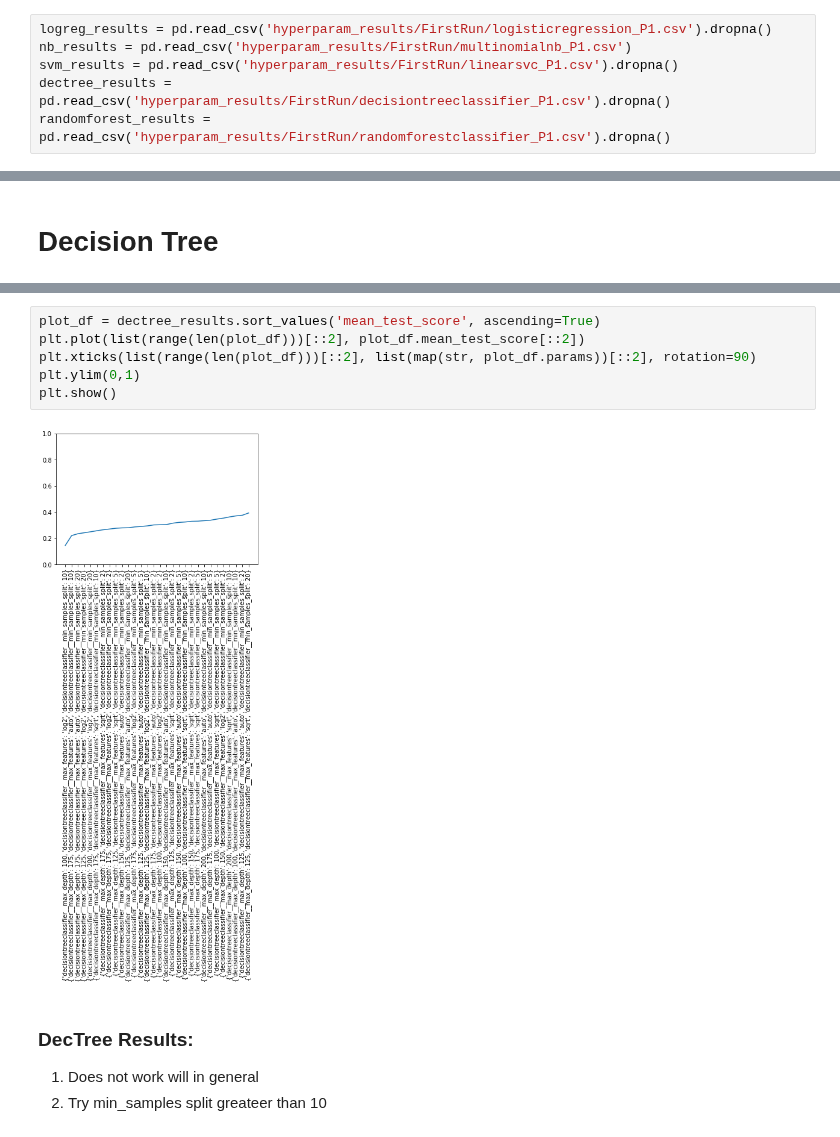
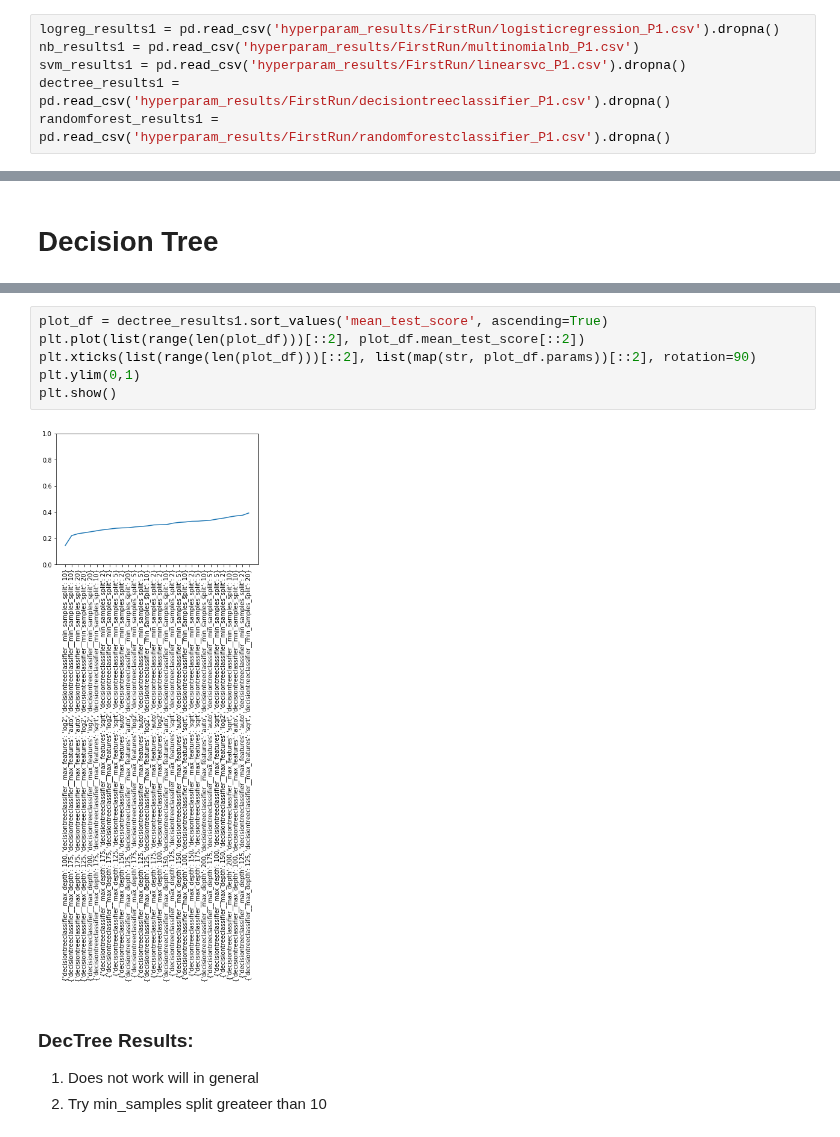
Before and after one commit to LennartKeller/TextklassifikationsProjekt2019, a Jupyter notebook: ReadHyperparamTuningResults.ipynb, the cells around one changed output, grey strips where cells are left out. Saved outputs shown, nothing was run; the diff lists cells and outputs as text.

Commit message:
add final results for slides

```diff
--- a/ReadHyperparamTuningResults.ipynb
+++ b/ReadHyperparamTuningResults.ipynb
@@ -76,9 +76,9 @@ tables_firstrun
 # %%
-logreg_results = pd.read_csv('hyperparam_results/FirstRun/logisticregression_P1.csv').dropna()
-nb_results = pd.read_csv('hyperparam_results/FirstRun/multinomialnb_P1.csv')
-svm_results = pd.read_csv('hyperparam_results/FirstRun/linearsvc_P1.csv').dropna()
-dectree_results = pd.read_csv('hyperparam_results/FirstRun/decisiontreeclassifier_P1.csv').dropna()
-randomforest_results = pd.read_csv('hyperparam_results/FirstRun/randomforestclassifier_P1.csv').dropna()
+logreg_results1 = pd.read_csv('hyperparam_results/FirstRun/logisticregression_P1.csv').dropna()
+nb_results1 = pd.read_csv('hyperparam_results/FirstRun/multinomialnb_P1.csv')
+svm_results1 = pd.read_csv('hyperparam_results/FirstRun/linearsvc_P1.csv').dropna()
+dectree_results1 = pd.read_csv('hyperparam_results/FirstRun/decisiontreeclassifier_P1.csv').dropna()
+randomforest_results1 = pd.read_csv('hyperparam_results/FirstRun/randomforestclassifier_P1.csv').dropna()
 # %% [markdown]
 # Logistic Regression
 # %%
@@ -164,13 +164,13 @@ dectree_results.sort_values('mean_test_score', ascending=False)[['params', 'mean
 | 41 | {'decisiontreeclassifier__max_dep... | 0.355847 |
 | 44 | {'decisiontreeclassifier__max_dep... | 0.353102 |
 # %%
-plot_df = dectree_results.sort_values('mean_test_score', ascending=True)
+plot_df = dectree_results1.sort_values('mean_test_score', ascending=True)
 plt.plot(list(range(len(plot_df)))[::2], plot_df.mean_test_score[::2])
 plt.xticks(list(range(len(plot_df)))[::2], list(map(str, plot_df.params))[::2], rotation=90)
 plt.ylim(0,1)
 plt.show()
 # %% [output]
-[figure, old version]
+[figure, new version]
 # %% [markdown]
 ### DecTree Results:
 1. Does not work will in general
```
Also changed, not shown: parts of 29 cells of this notebook.
